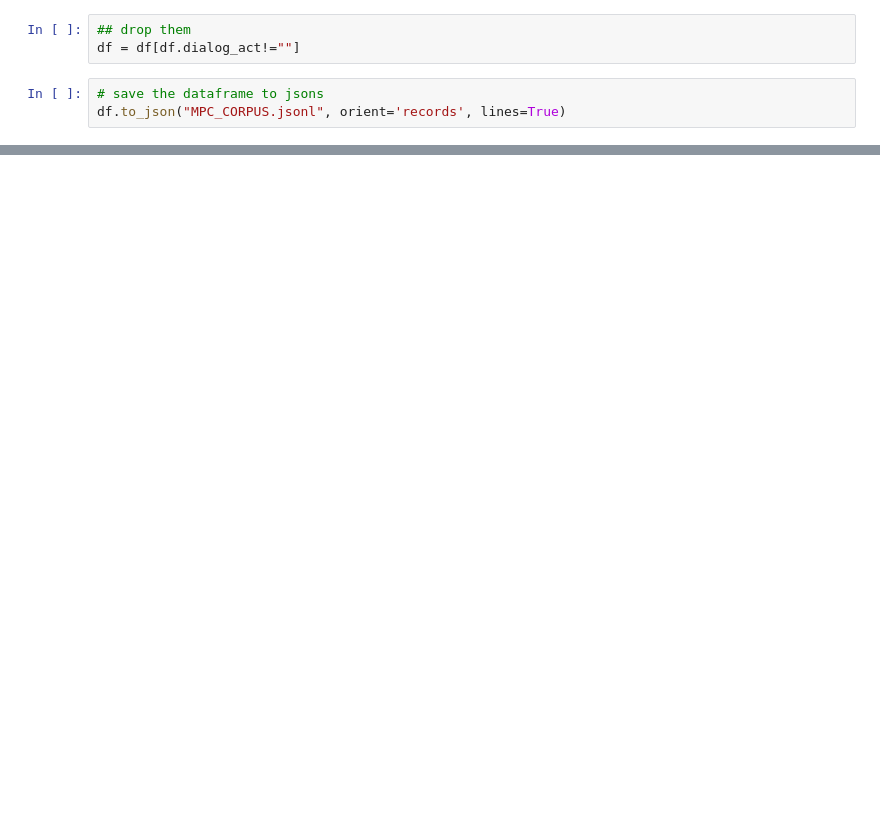
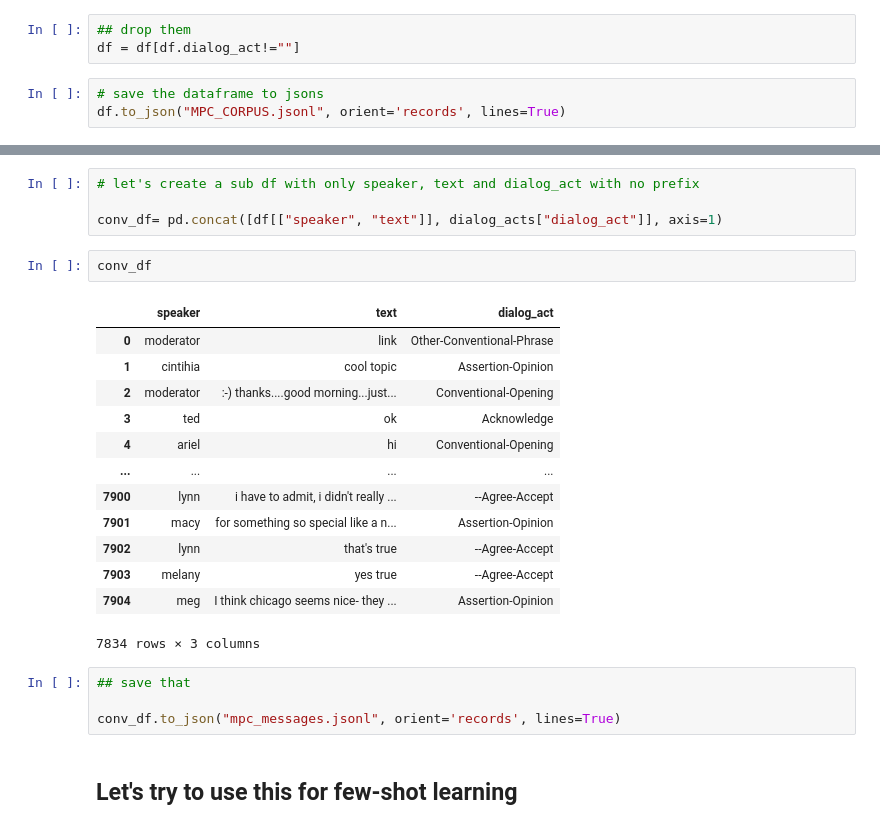
Before and after one commit to ruggsea/LLM-ABM-Chat, a Jupyter notebook: fewshots_mpc/interactive_mpc.ipynb, the cells around one changed output, grey strips where cells are left out. Drawn from its saved outputs; the diff is of its cells as text; blank space fills up the shorter version.

```diff
--- a/fewshots_mpc/interactive_mpc.ipynb
+++ b/fewshots_mpc/interactive_mpc.ipynb
@@ -79,0 +163,26 @@ df.to_json("MPC_CORPUS.jsonl", orient='records', lines=True)
+# %%
+# let's create a sub df with only speaker, text and dialog_act with no prefix
+
+conv_df= pd.concat([df[["speaker", "text"]], dialog_acts["dialog_act"]], axis=1)
+# %%
+conv_df
+# %% [output]
+|  | speaker | text | dialog_act |
+| 0 | moderator | link | Other-Conventional-Phrase |
+| 1 | cintihia | cool topic | Assertion-Opinion |
+| 2 | moderator | :-) thanks....good morning...just... | Conventional-Opening |
+| 3 | ted | ok | Acknowledge |
+| 4 | ariel | hi | Conventional-Opening |
+| ... | ... | ... | ... |
+| 7900 | lynn | i have to admit, i didn't really ... | --Agree-Accept |
+| 7901 | macy | for something so special like a n... | Assertion-Opinion |
+| 7902 | lynn | that's true | --Agree-Accept |
+| 7903 | melany | yes true | --Agree-Accept |
+| 7904 | meg | I think chicago seems nice- they ... | Assertion-Opinion |
+7834 rows × 3 columns
+# %%
+## save that
+
+conv_df.to_json("mpc_messages.jsonl", orient='records', lines=True)
+# %% [markdown]
+## Let's try to use this for few-shot learning
```
Also changed, not shown: parts of 15 cells of this notebook, 13 other files.
